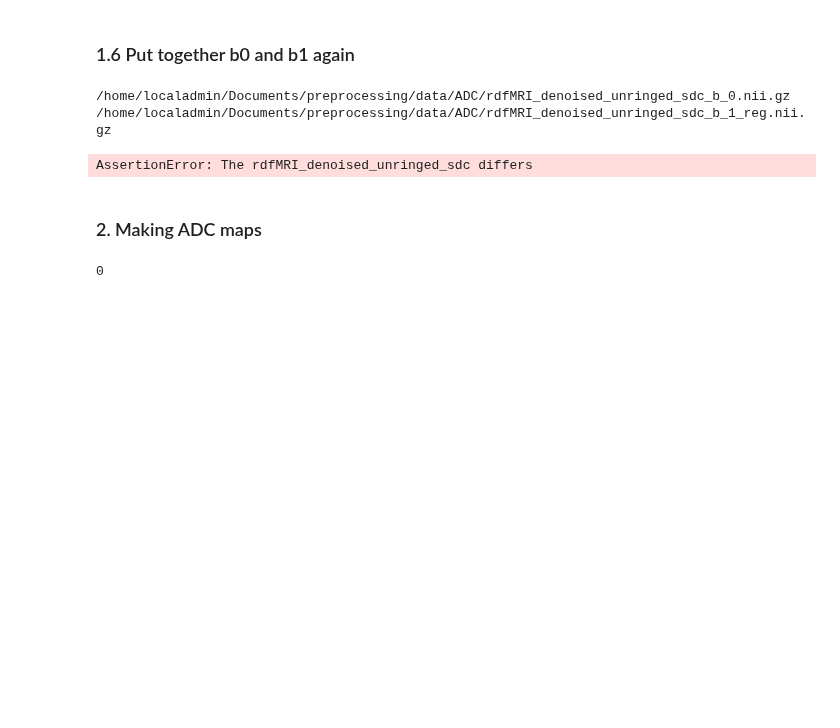
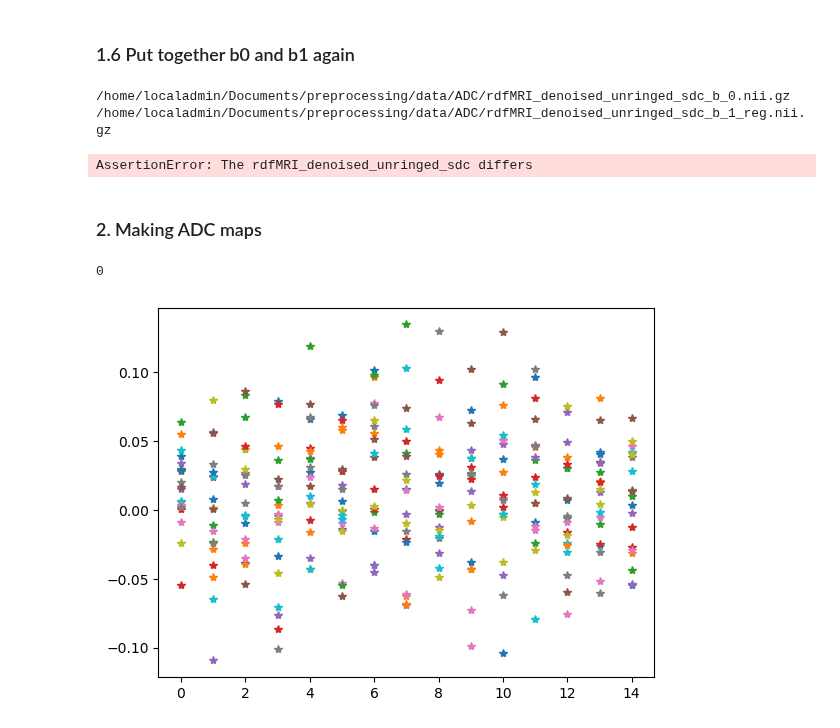
Before and after one commit to jazz031195/preprocessing, a Jupyter notebook: ADC.ipynb, the cells around one changed output. Cells and saved outputs as stored; diff of their text form; code cells hidden in the pictures; blank space fills up the shorter version.

```diff
--- a/ADC.ipynb
+++ b/ADC.ipynb
@@ -267,0 +249,10 @@ system('fslmaths adc -Tmean adc_mean');
+# %%
+adc = nib.load(f'{cur_path}/data/ADC/adc_incl_weird_voxels.nii.gz')
+adc = adc.get_fdata()
+
+adc_to_plot = adc
+
+for i in range(int(adc_to_plot.shape[3]/15)):
+    plt.plot(adc_to_plot[16,70,6, i*15: (i+1)*15], '*')
+# %% [output]
+[figure, added]
```
Also changed, not shown: parts of 3 cells of this notebook, 1 other file.
